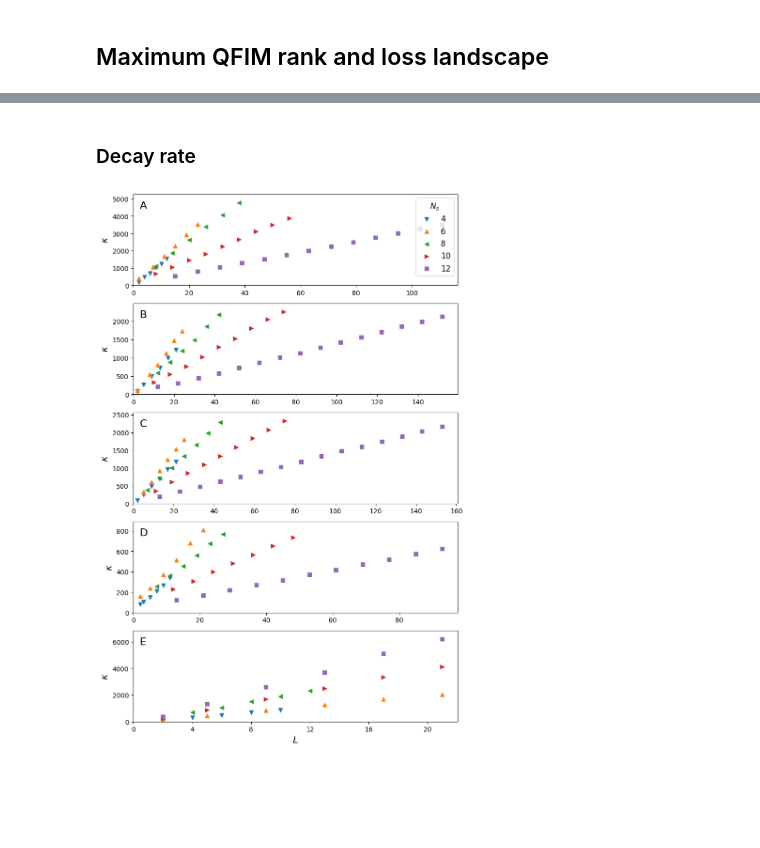
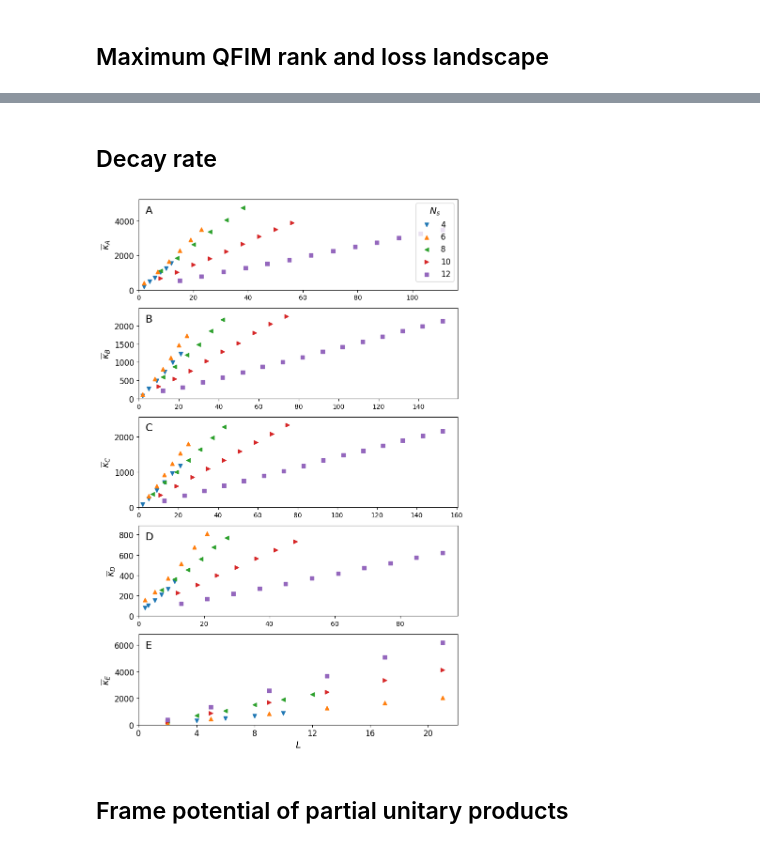
Before and after one commit to yiiyama/z2vqe, a Jupyter notebook: paper_plots.ipynb, the cells around one changed output, grey strips where cells are left out. Cells and saved outputs as stored; diff of their text form; code cells hidden in the pictures; blank space fills up the shorter version.

```diff
--- a/paper_plots.ipynb
+++ b/paper_plots.ipynb
@@ -17,6 +17,7 @@ from z2vqe.experiments.qfim import get_rsat_lcritical
 logging.basicConfig(level=logging.INFO)
 # %%
 configs = ['g_m_h', 'g_m_hsp', 'gsp_m_h', 'g_h', 'm_h']
+num_layer_params = [3, 4, 4, 2, 2]
 num_fs = np.arange(2, 7)
 datadir = Path('/data/iiyama/z2vqe')
 # %% [markdown]
@@ -401,0 +434,2 @@ INFO:matplotlib.mathtext:Substituting symbol E from STIXNonUnicode
+# %%
+lc_nums = {config: np.array([lcriticals[config][num_f] for num_f in num_fs]) for config in configs}
@@ -402,30 +514,33 @@ INFO:matplotlib.mathtext:Substituting symbol E from STIXNonUnicode
 # %% [markdown]
-### Decay rate
+## Decay rate
 # %%
 fig, axs = plt.subplots(5, 1, figsize=(8, 12))
 markers = ['v', '^', '<', '>', 's']
 for iconfig, (config, cname) in enumerate(zip(configs, ['A', 'B', 'C', 'D', 'E'])):
     ax = axs[iconfig]
     mean_ends = []
     for num_f, marker in zip(num_fs, markers):
         x = nls[config][num_f]
         y = np.mean(vqe_grads[config][num_f], axis=1)
         ax.scatter(x, y, marker=marker, label=f'{2 * num_f}')
         mean_ends.append(y[-1])
 
     ax.text(0, np.max(mean_ends) * 0.93, f'  {cname}', fontsize=16, ha='left')
     ax.set_xlim(0., np.max(nls[config][6]) * 1.05)
     ax.set_ylim(0., np.max(mean_ends) * 1.1)
-    ax.set_ylabel(r'$\kappa$', fontsize=14)
+    ax.set_ylabel(r'$\overline{\kappa}_{%s}$' % cname, fontsize=14)
+    ax.tick_params(axis='y', labelsize=12)
 
     if iconfig == 0:
-        ax.legend(title='$N_s$', fontsize=12, title_fontsize=12)
+        ax.legend(title='$N_s$', fontsize=12, title_fontsize=14)
     if iconfig == 4:
         ticks = np.arange(0, 23, 4)
-        ax.set_xticks(ticks, labels=[f'{x}' for x in ticks])
+        ax.set_xticks(ticks, labels=[f'{x}' for x in ticks], fontsize=12)
 
 axs[-1].set_xlabel('$L$', fontsize=14)
 fig.tight_layout()
 fig.savefig('/home/iiyama/src/z2vqe/plots/decay_rate.pdf', bbox_inches='tight')
 # %% [output]
-[figure, old version]
+[figure, new version]
+# %% [markdown]
+## Frame potential of partial unitary products
```
Also changed, not shown: parts of 7 cells of this notebook.
